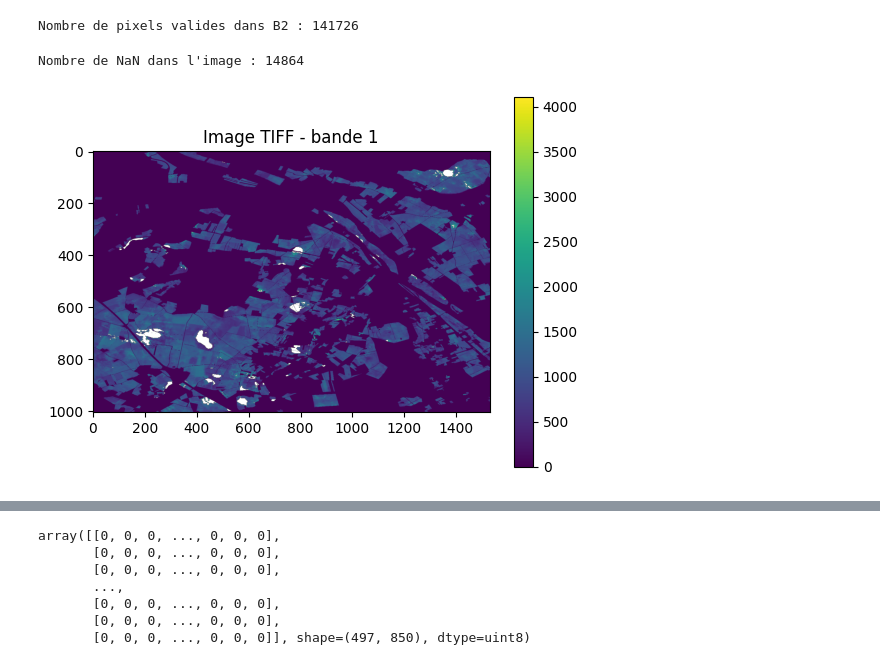
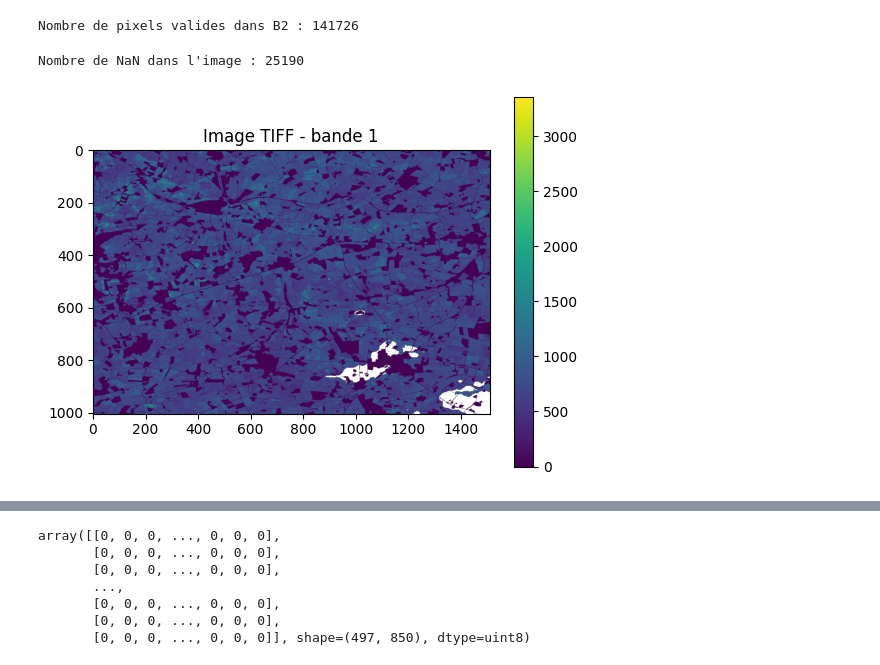
Before and after one commit to giovannisetaro/DSWProject_CropIdentification, a Jupyter notebook: manual_jobs/Data_exploration.ipynb, the cells around one changed output, grey strips where cells are left out. Saved outputs shown, nothing was run; the diff lists cells and outputs as text; code cells hidden in the pictures.

```diff
--- a/manual_jobs/Data_exploration.ipynb
+++ b/manual_jobs/Data_exploration.ipynb
@@ -303,23 +303,23 @@ base_dir = "../data/Tif"
 # %%
 import rasterio
 import matplotlib.pyplot as plt
 
 # Open the TIFF file
-with rasterio.open('../data/Tif/zone2/sentinel2_20231028_masked.tif') as src:
+with rasterio.open('../data/Tif/zone1/sentinel2_20230302_masked.tif') as src:
     img = src.read(2)
 
 nan_count = np.isnan(img).sum()  # compte les NaN dans img
 print(f"Nombre de NaN dans l'image : {nan_count}")
 
 plt.imshow(img, cmap='viridis')  # or 'viridis', 'jet', etc.
 plt.colorbar()
 plt.title('Image TIFF - bande 1')
 plt.show()
 
 #src.close()
 # %% [output]
-Nombre de NaN dans l'image : 14864
+Nombre de NaN dans l'image : 25190
-[figure, old version]
+[figure, new version]
 # %%
 import rasterio
 from rasterio.features import rasterize
```
Also changed, not shown: parts of 3 cells of this notebook, 4 other files.
